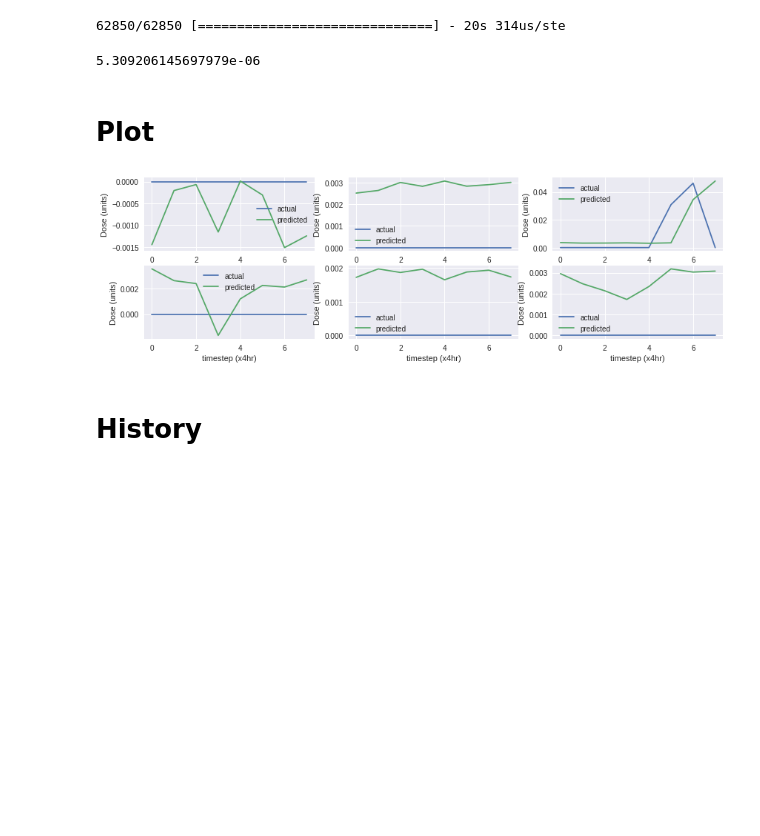
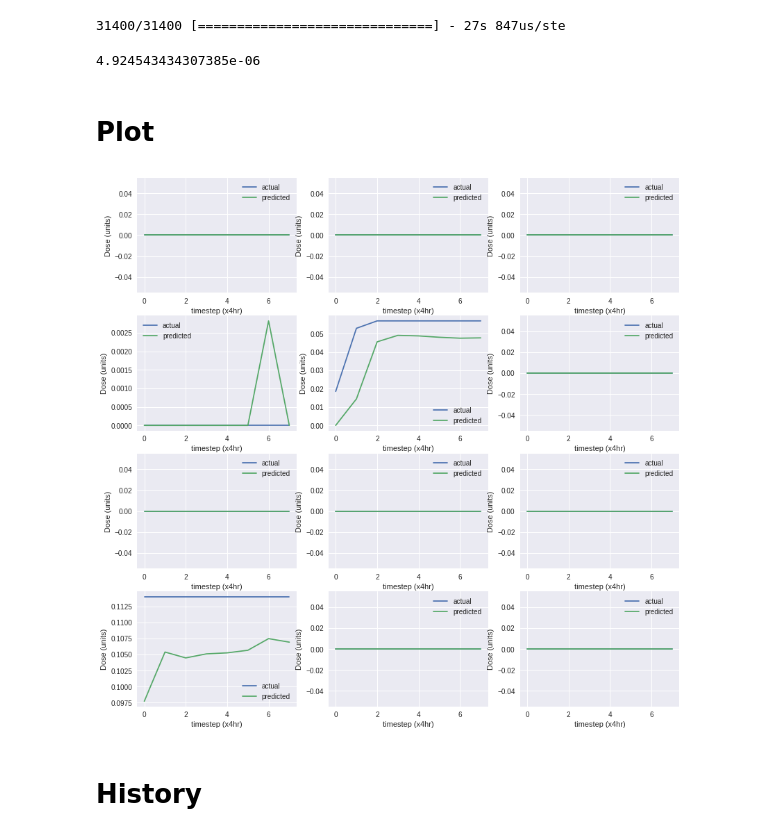
Before and after one commit to Ian-Mint/treatment_recommender, a Jupyter notebook: evaluate_model.ipynb, the cells around one changed output. Drawn from its saved outputs; the diff is of its cells as text; code cells hidden in the pictures; blank space fills up the shorter version.

Commit message:
new models

```diff
--- a/evaluate_model.ipynb
+++ b/evaluate_model.ipynb
@@ -6,5 +8,5 @@ from data_loader import Data
 # %%
-model_path = 'models/batch50-epochs200-lstm1x16-lookback8.model.hdf5'
+model_path = 'models/batch50-epochs100-lstm2x32-lookback16.model.hdf5'
 model = keras.models.load_model(model_path)
 
 epochs = 200
@@ -18,8 +20,8 @@ data = Data(lookback=lookback, batch_size=batch_size)
 test_error = model.evaluate(x=data.test.features, y=data.test.vasopressin, batch_size=batch_size)
 test_error
 # %% [output]
-62850/62850 [==============================] - 20s 314us/ste
+31400/31400 [==============================] - 27s 847us/ste
-5.309206145697979e-06
+4.924543434307385e-06
 # %%
 with open('models/summary.csv', 'a') as f:
     f.write(f'{batch_size},{epochs},{width},{layers},{lookback},{test_error}\n')
@@ -40,22 +42,24 @@ plt.style.use([{
     "axes.spines.right": False,
 },'seaborn'])
 # %%
-f, ax = plt.subplots(2, 3, figsize=(14, 4))
+f, ax = plt.subplots(4, 3, figsize=(14, 14))
+threshold = 0.002
+preds[preds < threshold] = 0
 
-for n, i in enumerate(range(12,18)):
+for n, i in enumerate(range(12)):
     d = data.test.vasopressin[i]
     x = range(len(d))
-    ax = plt.subplot(2, 3, n + 1)
+    ax = plt.subplot(4, 3, n + 1)
     ax.plot(d, label='actual')
     ax.plot(preds[i][:len(d)], label='predicted')
     ax.set_xlabel('timestep (x4hr)')
     ax.set_ylabel('Dose (units)')
     # plt.xlim([0, np.array(np.where(d==-1)).min() -6])
     ax.legend()
 
 f.savefig('figures/predicted_vasopressin.png', dpi=200, )
 # %% [output]
-[figure, old version]
+[figure, new version]
 # %% [markdown]
 # History
 # %%
```
Also changed, not shown: parts of 1 cell of this notebook, 13 other files.
